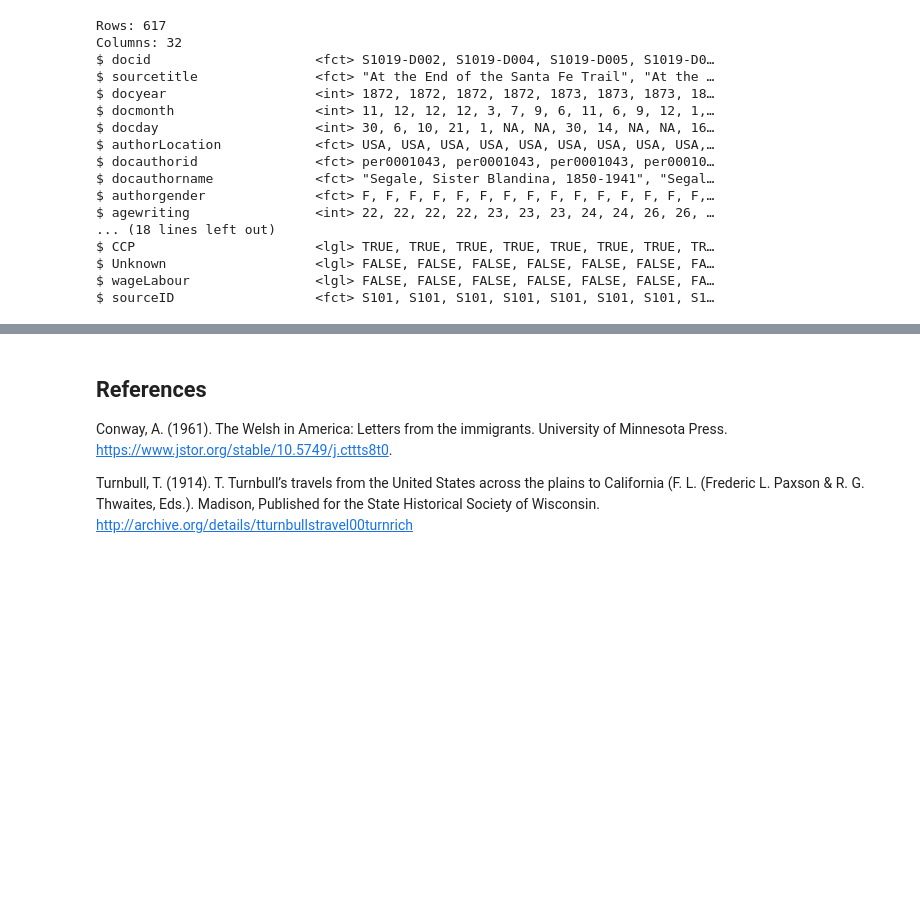
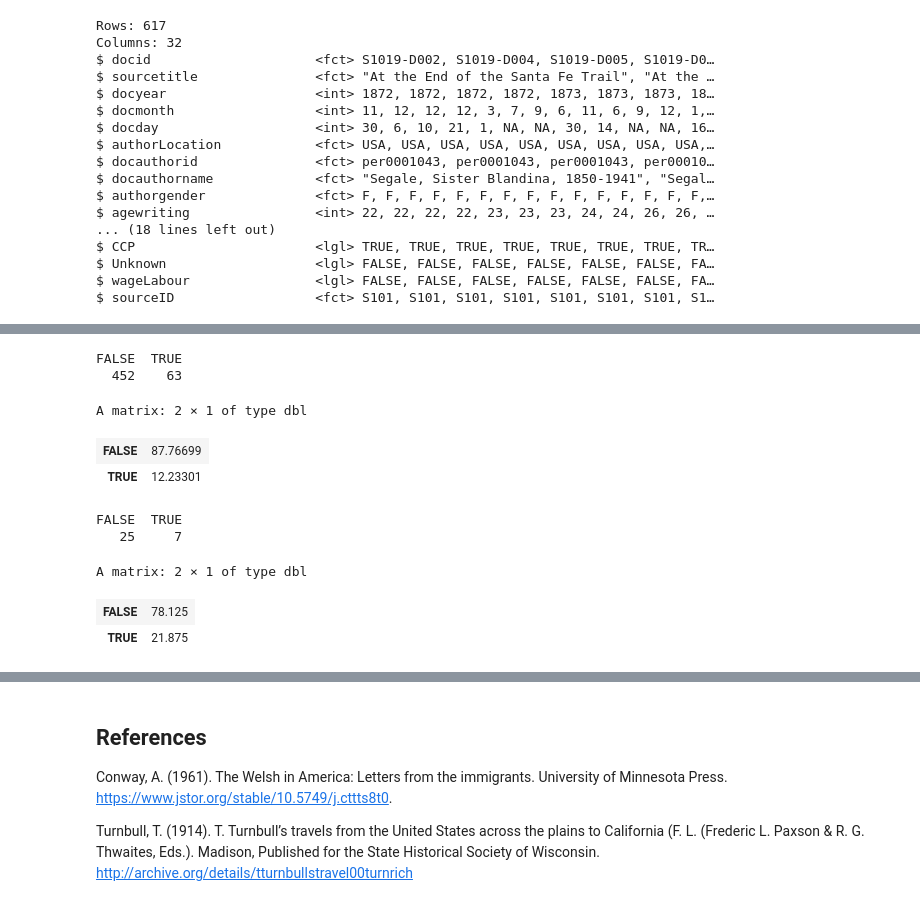
Before and after one commit to menyalas/dissertation, a Jupyter notebook: 20230507_AM_PhD-NaildohClass02.ipynb, the cells around one changed output, grey strips where cells are left out. Saved outputs shown, nothing was run; the diff lists cells and outputs as text; code cells hidden in the pictures; blank space fills up the shorter version.

```diff
--- a/20230507_AM_PhD-NaildohClass02.ipynb
+++ b/20230507_AM_PhD-NaildohClass02.ipynb
@@ -1199,0 +1223,24 @@ summary(letters)
+# %%
+#What is the breakdown for religious minority by doc and by author for letters
+
+lettersG <- letters %>% #Create new variable for the collection of letters
+summarise(relMin) #summarized by gender
+table(lettersG$relMin) #plot collection religious minority breakdown
+prop.table(as.matrix(table(lettersG$relMin)), 2)*100
+
+letterAuthorsG <- letters %>% #Create new variable for the writer pool
+summarise(relMin, group_by=docauthorid) %>% #summarized by gender and grouped by author
+unique() #unique values only
+table(letterAuthorsG$relMin) #plot religious minority breakdown
+prop.table(as.matrix(table(letterAuthorsG$relMin)), 2)*100
+# %% [output]
+FALSE  TRUE
+  452    63
+A matrix: 2 × 1 of type dbl
+| FALSE | 87.76699 |
+| TRUE | 12.23301 |
+FALSE  TRUE
+   25     7
+A matrix: 2 × 1 of type dbl
+| FALSE | 78.125 |
+| TRUE | 21.875 |
```
Also changed, not shown: parts of 6 cells of this notebook.
